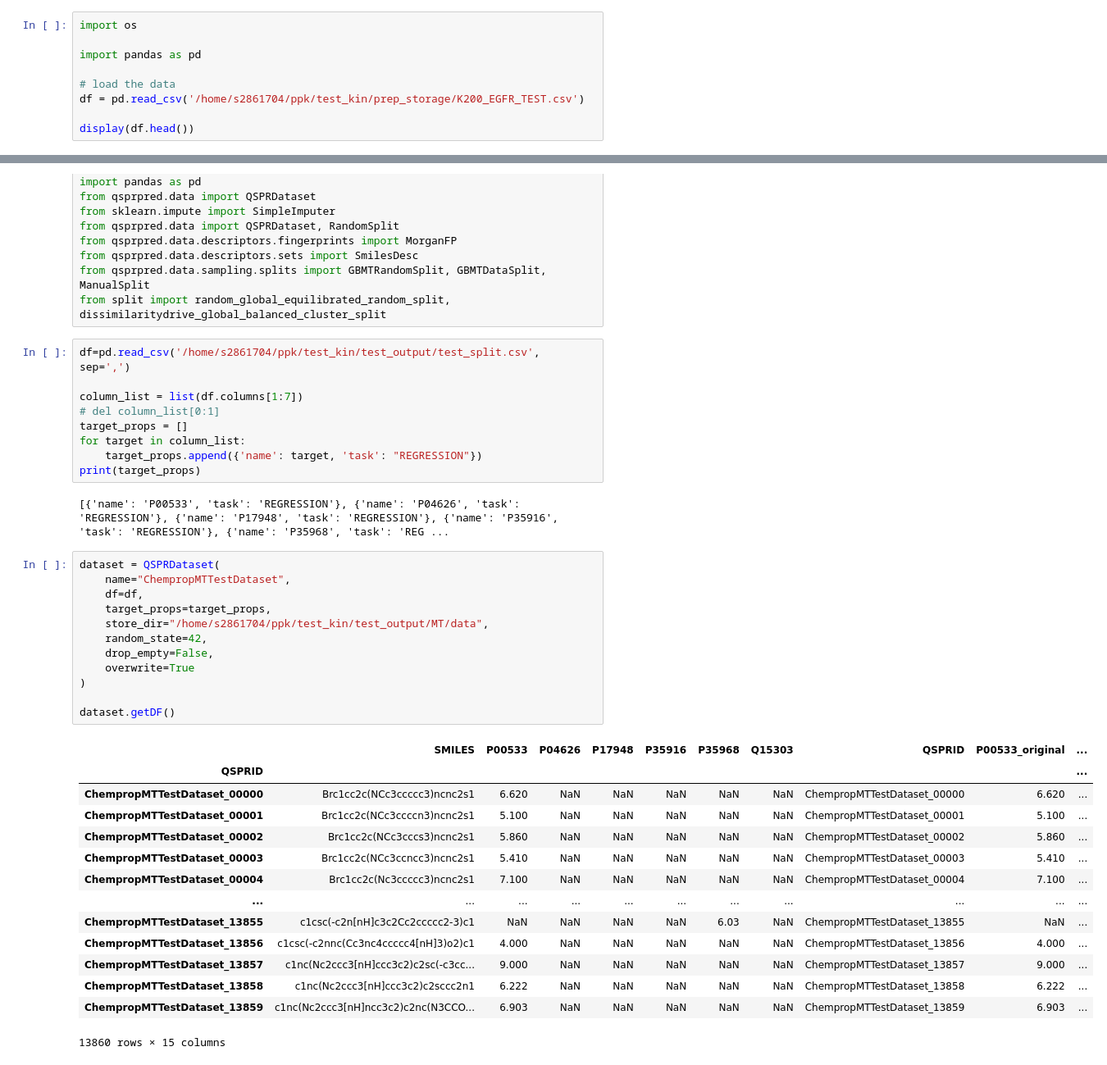
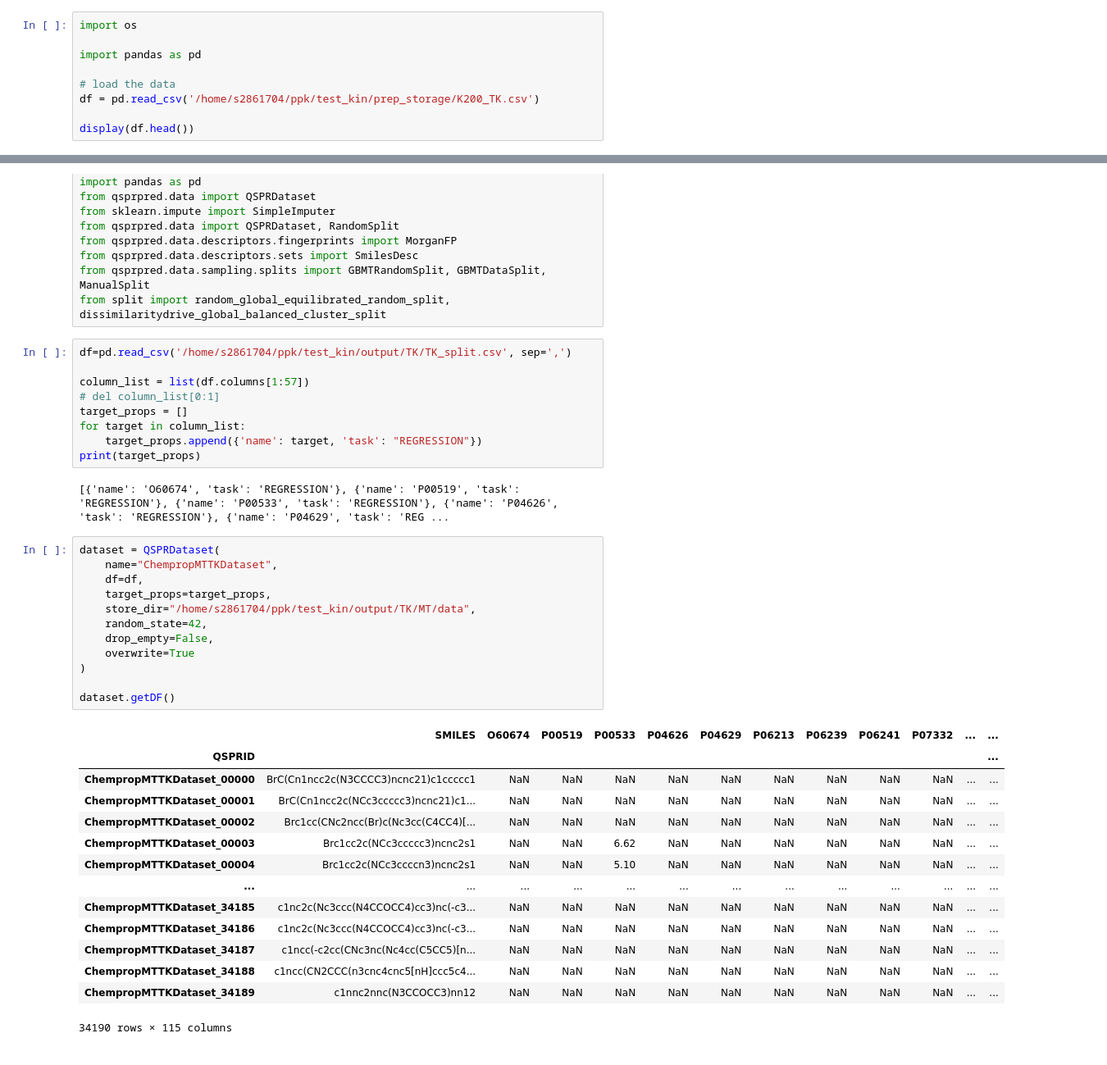
Before and after one commit to thijmenwroos/ppk, a Jupyter notebook: test_kin/chemprop_mt.ipynb, the cells around one changed output, grey strips where cells are left out. Shown at 82% size. Cells and saved outputs as stored; diff of their text form.

```diff
--- a/test_kin/chemprop_mt.ipynb
+++ b/test_kin/chemprop_mt.ipynb
@@ -9,7 +9,7 @@ import os
 import pandas as pd
 
 # load the data
-df = pd.read_csv('/home/s2861704/ppk/test_kin/prep_storage/K200_EGFR_TEST.csv')
+df = pd.read_csv('/home/s2861704/ppk/test_kin/prep_storage/K200_TK.csv')
 
 display(df.head())
 # %%
@@ -76,43 +76,43 @@ from qsprpred.data.descriptors.sets import SmilesDesc
 from qsprpred.data.sampling.splits import GBMTRandomSplit, GBMTDataSplit, ManualSplit
 from split import random_global_equilibrated_random_split, dissimilaritydrive_global_balanced_cluster_split
 # %%
-df=pd.read_csv('/home/s2861704/ppk/test_kin/test_output/test_split.csv', sep=',')
+df=pd.read_csv('/home/s2861704/ppk/test_kin/output/TK/TK_split.csv', sep=',')
 
-column_list = list(df.columns[1:7])
+column_list = list(df.columns[1:57])
 # del column_list[0:1]
 target_props = []
 for target in column_list:
     target_props.append({'name': target, 'task': "REGRESSION"})
 print(target_props)
 # %% [output]
-[{'name': 'P00533', 'task': 'REGRESSION'}, {'name': 'P04626', 'task': 'REGRESSION'}, {'name': 'P17948', 'task': 'REGRESSION'}, {'name': 'P35916', 'task': 'REGRESSION'}, {'name': 'P35968', 'task': 'REG ...
+[{'name': 'O60674', 'task': 'REGRESSION'}, {'name': 'P00519', 'task': 'REGRESSION'}, {'name': 'P00533', 'task': 'REGRESSION'}, {'name': 'P04626', 'task': 'REGRESSION'}, {'name': 'P04629', 'task': 'REG ...
 # %%
 dataset = QSPRDataset(
-    name="ChempropMTTestDataset",
+    name="ChempropMTTKDataset",
     df=df,
     target_props=target_props,
-    store_dir="/home/s2861704/ppk/test_kin/test_output/MT/data",
+    store_dir="/home/s2861704/ppk/test_kin/output/TK/MT/data",
     random_state=42,
     drop_empty=False,
     overwrite=True
 )
 
 dataset.getDF()
 # %% [output]
-|  | SMILES | P00533 | P04626 | P17948 | P35916 | P35968 | Q15303 | QSPRID | P00533_original | ... |
-| QSPRID |  |  |  |  |  |  |  |  |  | ... |
-| ChempropMTTestDataset_00000 | Brc1cc2c(NCc3ccccc3)ncnc2s1 | 6.620 | NaN | NaN | NaN | NaN | NaN | ChempropMTTestDataset_00000 | 6.620 | ... |
-| ChempropMTTestDataset_00001 | Brc1cc2c(NCc3ccccn3)ncnc2s1 | 5.100 | NaN | NaN | NaN | NaN | NaN | ChempropMTTestDataset_00001 | 5.100 | ... |
-| ChempropMTTestDataset_00002 | Brc1cc2c(NCc3cccs3)ncnc2s1 | 5.860 | NaN | NaN | NaN | NaN | NaN | ChempropMTTestDataset_00002 | 5.860 | ... |
-| ChempropMTTestDataset_00003 | Brc1cc2c(NCc3ccncc3)ncnc2s1 | 5.410 | NaN | NaN | NaN | NaN | NaN | ChempropMTTestDataset_00003 | 5.410 | ... |
-| ChempropMTTestDataset_00004 | Brc1cc2c(Nc3ccccc3)ncnc2s1 | 7.100 | NaN | NaN | NaN | NaN | NaN | ChempropMTTestDataset_00004 | 7.100 | ... |
-| ... | ... | ... | ... | ... | ... | ... | ... | ... | ... | ... |
-| ChempropMTTestDataset_13855 | c1csc(-c2n[nH]c3c2Cc2ccccc2-3)c1 | NaN | NaN | NaN | NaN | 6.03 | NaN | ChempropMTTestDataset_13855 | NaN | ... |
-| ChempropMTTestDataset_13856 | c1csc(-c2nnc(Cc3nc4ccccc4[nH]3)o2)c1 | 4.000 | NaN | NaN | NaN | NaN | NaN | ChempropMTTestDataset_13856 | 4.000 | ... |
-| ChempropMTTestDataset_13857 | c1nc(Nc2ccc3[nH]ccc3c2)c2sc(-c3cc... | 9.000 | NaN | NaN | NaN | NaN | NaN | ChempropMTTestDataset_13857 | 9.000 | ... |
-| ChempropMTTestDataset_13858 | c1nc(Nc2ccc3[nH]ccc3c2)c2sccc2n1 | 6.222 | NaN | NaN | NaN | NaN | NaN | ChempropMTTestDataset_13858 | 6.222 | ... |
-| ChempropMTTestDataset_13859 | c1nc(Nc2ccc3[nH]ncc3c2)c2nc(N3CCO... | 6.903 | NaN | NaN | NaN | NaN | NaN | ChempropMTTestDataset_13859 | 6.903 | ... |
+|  | SMILES | O60674 | P00519 | P00533 | P04626 | P04629 | P06213 | P06239 | P06241 | P07332 | ... | ... |
+| QSPRID |  |  |  |  |  |  |  |  |  |  |  | ... |
+| ChempropMTTKDataset_00000 | BrC(Cn1ncc2c(N3CCCC3)ncnc21)c1ccccc1 | NaN | NaN | NaN | NaN | NaN | NaN | NaN | NaN | NaN | ... | ... |
+| ChempropMTTKDataset_00001 | BrC(Cn1ncc2c(NCc3ccccc3)ncnc21)c1... | NaN | NaN | NaN | NaN | NaN | NaN | NaN | NaN | NaN | ... | ... |
+| ChempropMTTKDataset_00002 | Brc1cc(CNc2ncc(Br)c(Nc3cc(C4CC4)[... | NaN | NaN | NaN | NaN | NaN | NaN | NaN | NaN | NaN | ... | ... |
+| ChempropMTTKDataset_00003 | Brc1cc2c(NCc3ccccc3)ncnc2s1 | NaN | NaN | 6.62 | NaN | NaN | NaN | NaN | NaN | NaN | ... | ... |
+| ChempropMTTKDataset_00004 | Brc1cc2c(NCc3ccccn3)ncnc2s1 | NaN | NaN | 5.10 | NaN | NaN | NaN | NaN | NaN | NaN | ... | ... |
+| ... | ... | ... | ... | ... | ... | ... | ... | ... | ... | ... | ... | ... |
+| ChempropMTTKDataset_34185 | c1nc2c(Nc3ccc(N4CCOCC4)cc3)nc(-c3... | NaN | NaN | NaN | NaN | NaN | NaN | NaN | NaN | NaN | ... | ... |
+| ChempropMTTKDataset_34186 | c1nc2c(Nc3ccc(N4CCOCC4)cc3)nc(-c3... | NaN | NaN | NaN | NaN | NaN | NaN | NaN | NaN | NaN | ... | ... |
+| ChempropMTTKDataset_34187 | c1ncc(-c2cc(CNc3nc(Nc4cc(C5CC5)[n... | NaN | NaN | NaN | NaN | NaN | NaN | NaN | NaN | NaN | ... | ... |
+| ChempropMTTKDataset_34188 | c1ncc(CN2CCC(n3cnc4cnc5[nH]ccc5c4... | NaN | NaN | NaN | NaN | NaN | NaN | NaN | NaN | NaN | ... | ... |
+| ChempropMTTKDataset_34189 | c1nnc2nnc(N3CCOCC3)nn12 | NaN | NaN | NaN | NaN | NaN | NaN | NaN | NaN | NaN | ... | ... |
-13860 rows × 15 columns
+34190 rows × 115 columns
 # %%
 
 feature_calculators = [SmilesDesc(), MorganFP(radius=3, nBits=2048)]
```
Also changed, not shown: parts of 9 cells of this notebook, 5 other files.
